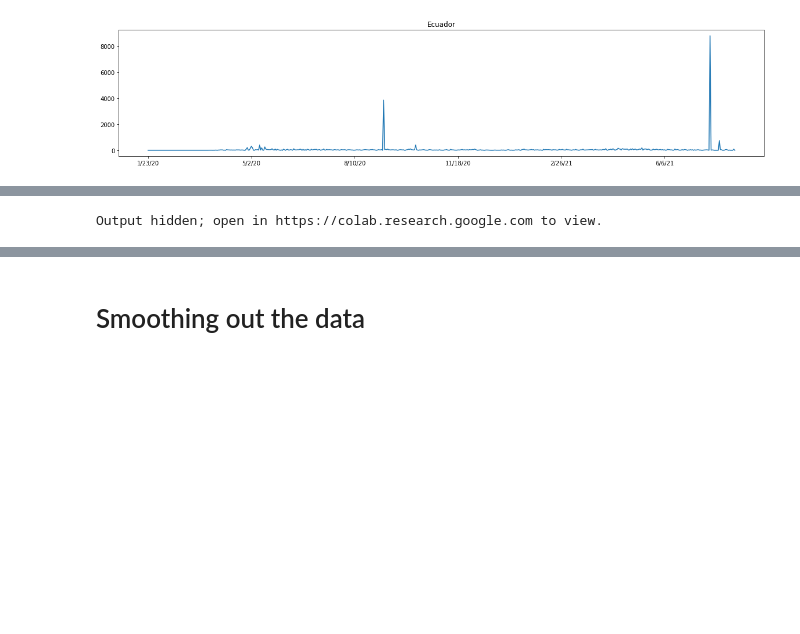
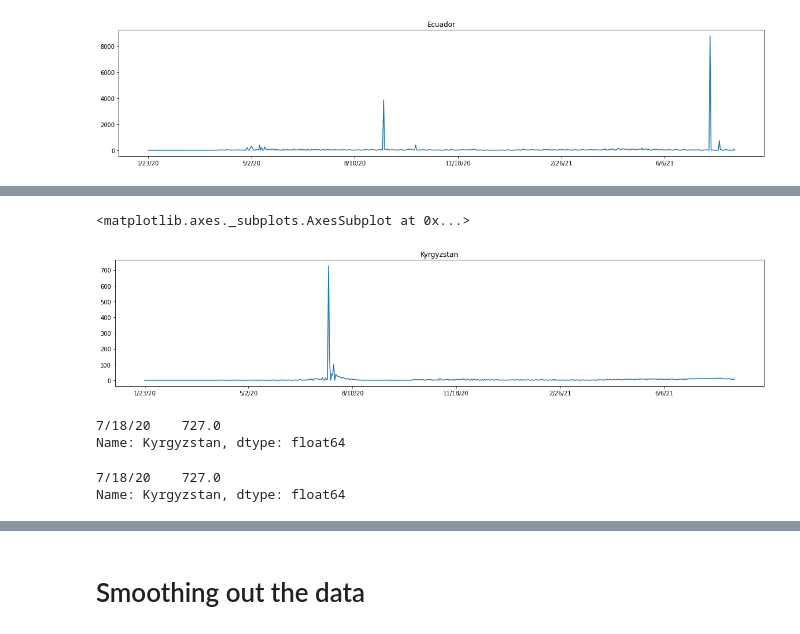
Before and after one commit to Edigiraldo/covid-deaths-predictor, a Jupyter notebook: Process_covid_deaths_data.ipynb, the cells around one changed output, grey strips where cells are left out. Cells and saved outputs as stored; diff of their text form; code cells hidden in the pictures; blank space fills up the shorter version.

```diff
--- a/Process_covid_deaths_data.ipynb
+++ b/Process_covid_deaths_data.ipynb
@@ -204,4 +226,15 @@ covid_deaths_df.loc['Ireland'].plot(figsize=(20, 4), title='Ireland') # Left as
 # %%
-covid_deaths_df.T.plot(figsize=(20, 400), subplots=True)
+covid_deaths_df.loc['Kyrgyzstan'].plot(figsize=(20, 4), title='Kyrgyzstan')
 # %% [output]
-Output hidden; open in https://colab.research.google.com to view.
+<matplotlib.axes._subplots.AxesSubplot at 0x...>
+[figure, added]
+# %%
+covid_deaths_df.loc['Kyrgyzstan', covid_deaths_df.loc['Kyrgyzstan'] > 200]
+# %% [output]
+7/18/20    727.0
+Name: Kyrgyzstan, dtype: float64
+# %%
+covid_deaths_df.loc['Kyrgyzstan', covid_deaths_df.loc['Kyrgyzstan'] > 200]
+# %% [output]
+7/18/20    727.0
+Name: Kyrgyzstan, dtype: float64
```
Also changed, not shown: parts of 26 cells of this notebook, 1 other file.
